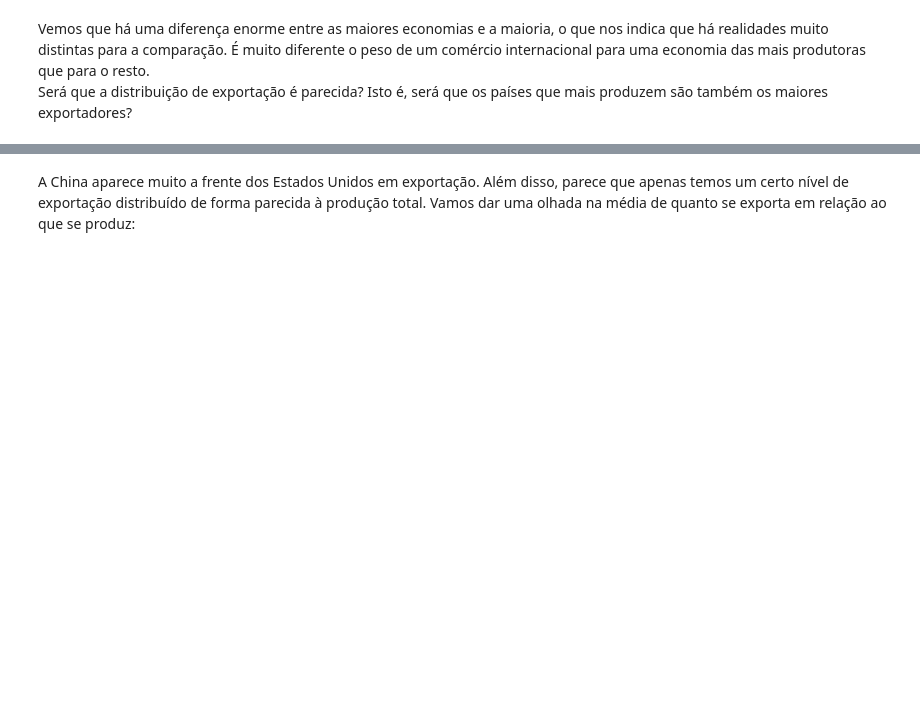
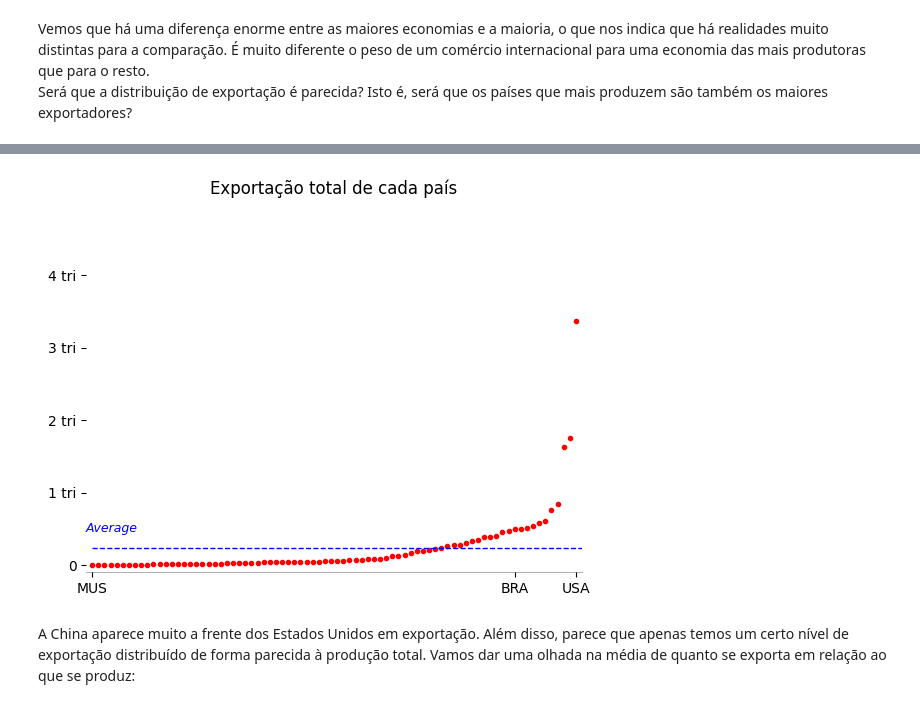
Before and after one commit to talissonmeira/WTH, a Jupyter notebook: grupo_12_noturno_abertura_comercial.ipynb, the cells around one changed output, grey strips where cells are left out. Saved outputs shown, nothing was run; the diff lists cells and outputs as text; code cells hidden in the pictures; blank space fills up the shorter version.

```diff
--- a/grupo_12_noturno_abertura_comercial.ipynb
+++ b/grupo_12_noturno_abertura_comercial.ipynb
@@ -534,3 +496,52 @@ plt.plot(x_wt,y_wt,'r-',linewidth=0,marker='.')
+# %%
+#O código é o mesmo, apenas muda que a variável análisada é a exportação total
+
+keep6=['code','exports']
+wt=df_final[keep6]
+wt=wt.dropna()
+wt=wt.sort_values(by=['exports']).reset_index()
+
+
+mus=wt.loc[gdp['code']=="MUS"].index[0]
+bra=wt.loc[gdp['code']=="BRA"].index[0]
+usa=wt.loc[gdp['code']=="USA"].index[0]
+
+y_ticks=[0,tri,2*tri,3*tri,4*tri]
+y_labels=['0','1 tri','2 tri','3 tri','4 tri']
+x_ticks=[mus,bra,usa]
+x_labels=['MUS','BRA','USA']
+
+x=wt['code']
+y=wt['exports']
+
+fig, ax =plt.subplots()
+
+ax.plot(x, y, color='red', linewidth=0, marker='.')
+
+ax.set_xticks(x_ticks)
+ax.set_xticklabels(x_labels, fontsize=10, fontweight='light')
+ax.set_yticks(y_ticks)
+ax.set_yticklabels(y_labels, fontsize=10, fontweight='light')
+
+ax.set_xlim(-1, 80)
+ax.set_ylim(-100*bi, 5*tri)
+
+ax.plot([0, 80], [y.mean(), y.mean()], 'b--', lw=1.0)
+ax.annotate('Average\n'.format(y.mean()),xy=(-1, 1.10*y.mean()),fontsize=9,color='b',fontweight='normal',style='italic')
+
+# Visibilidade das bordas
+ax.spines['top'].set_visible(False)
+ax.spines['right'].set_visible(False)
+ax.spines['left'].set_visible(False)
+ax.spines['bottom'].set_visible(True)
+ax.spines['bottom'].set_alpha(0.3)
+
+
+
+plt.title('Exportação total de cada país')
+plt.show()
+# %% [output]
+[figure, added]
 # %% [markdown]
 A China aparece muito a frente dos Estados Unidos em exportação. Além disso, parece que apenas temos um certo nível de exportação distribuído de forma parecida à produção total. Vamos dar uma olhada na média de quanto se exporta em relação ao que se produz:
 # %%
```
Also changed, not shown: parts of 10 cells of this notebook.
